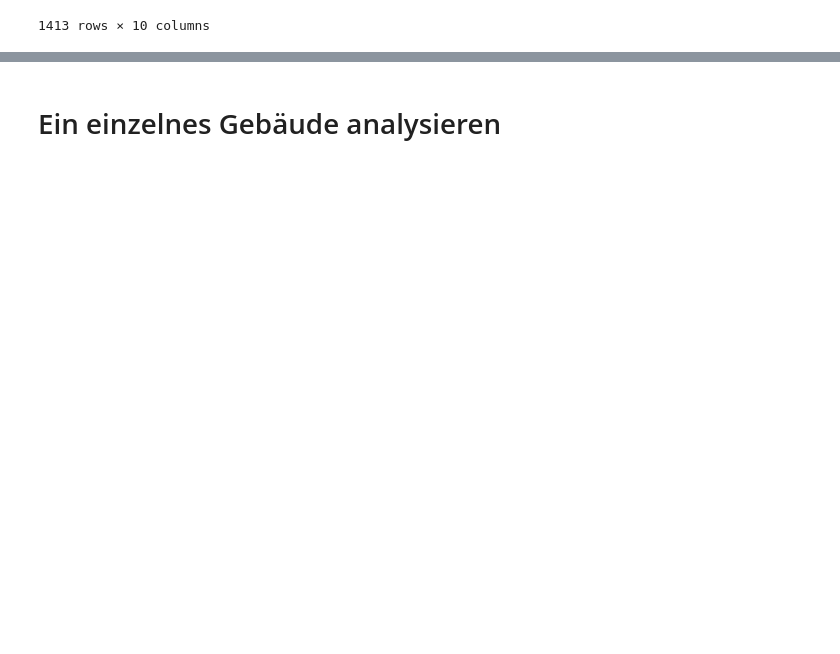
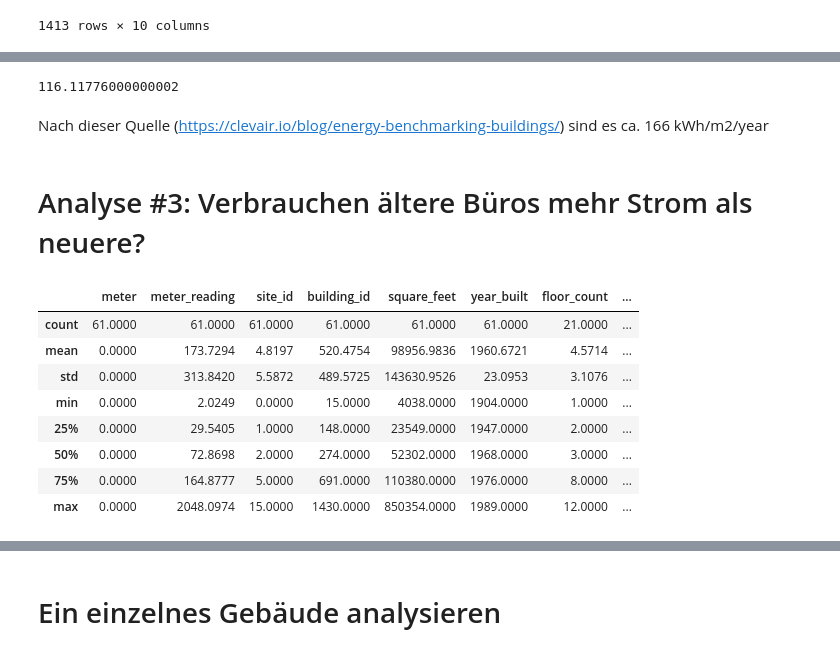
Before and after one commit to juebrauer/central, a Jupyter notebook: 033_data_science_gebaeudedaten/data_science_gebaeudedaten.ipynb, the cells around one changed output, grey strips where cells are left out. Saved outputs shown, nothing was run; the diff lists cells and outputs as text; code cells hidden in the pictures; blank space fills up the shorter version.

```diff
--- a/033_data_science_gebaeudedaten/data_science_gebaeudedaten.ipynb
+++ b/033_data_science_gebaeudedaten/data_science_gebaeudedaten.ipynb
@@ -441,0 +433,21 @@ list(t_gebaeude.query("primary_use=='Office'")["building_id"])[0:5]
+# %%
+24*0.021992*220
+# %% [output]
+116.11776000000002
+# %% [markdown]
+Nach dieser Quelle (https://clevair.io/blog/energy-benchmarking-buildings/) sind es ca. 166 kWh/m2/year
+# %% [markdown]
+# Analyse #3: Verbrauchen ältere Büros mehr Strom als neuere?
+# %%
+pandas.options.display.float_format = '{:.4f}'.format
+t_stromverbrauch_pro_gebaeude.query("year_built < 1990 and primary_use=='Office'").describe()
+# %% [output]
+|  | meter | meter_reading | site_id | building_id | square_feet | year_built | floor_count | ... |
+| count | 61.0000 | 61.0000 | 61.0000 | 61.0000 | 61.0000 | 61.0000 | 21.0000 | ... |
+| mean | 0.0000 | 173.7294 | 4.8197 | 520.4754 | 98956.9836 | 1960.6721 | 4.5714 | ... |
+| std | 0.0000 | 313.8420 | 5.5872 | 489.5725 | 143630.9526 | 23.0953 | 3.1076 | ... |
+| min | 0.0000 | 2.0249 | 0.0000 | 15.0000 | 4038.0000 | 1904.0000 | 1.0000 | ... |
+| 25% | 0.0000 | 29.5405 | 1.0000 | 148.0000 | 23549.0000 | 1947.0000 | 2.0000 | ... |
+| 50% | 0.0000 | 72.8698 | 2.0000 | 274.0000 | 52302.0000 | 1968.0000 | 3.0000 | ... |
+| 75% | 0.0000 | 164.8777 | 5.0000 | 691.0000 | 110380.0000 | 1976.0000 | 8.0000 | ... |
+| max | 0.0000 | 2048.0974 | 15.0000 | 1430.0000 | 850354.0000 | 1989.0000 | 12.0000 | ... |
```
Also changed, not shown: parts of 37 cells of this notebook.
